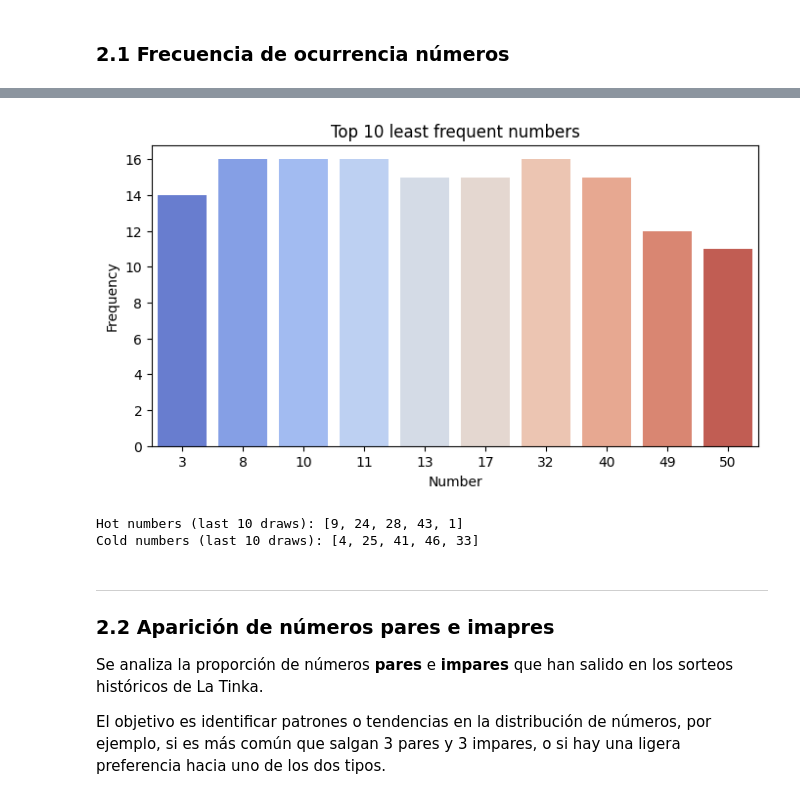
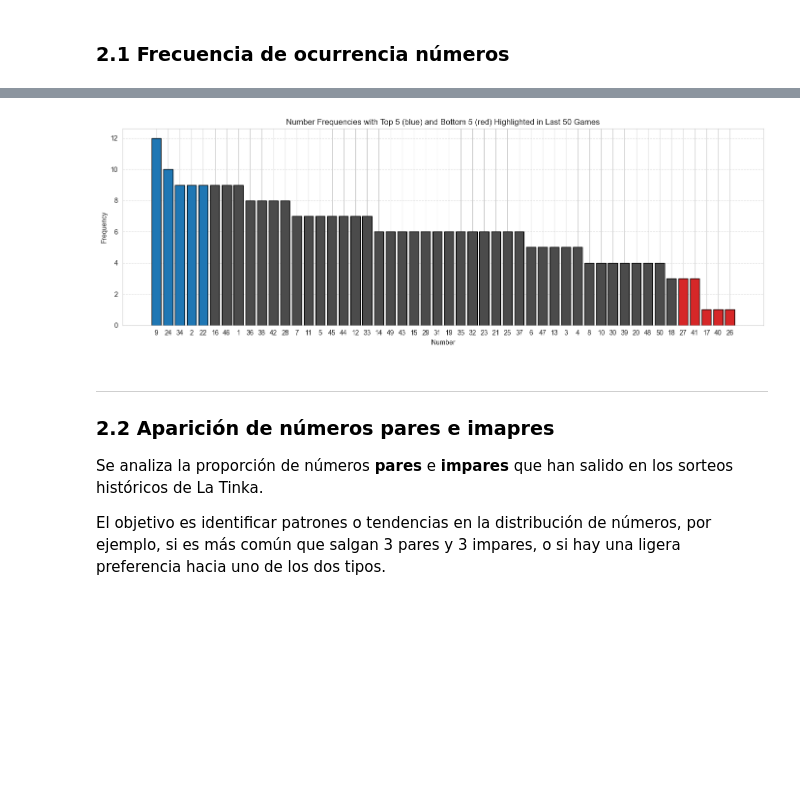
Before and after one commit to EmadScience31416/tinka-luck-model, a Jupyter notebook: Analysis/tinka_analysis.ipynb, the cells around one changed output, grey strips where cells are left out. Drawn from its saved outputs; the diff is of its cells as text; code cells hidden in the pictures; blank space fills up the shorter version.

```diff
--- a/Analysis/tinka_analysis.ipynb
+++ b/Analysis/tinka_analysis.ipynb
@@ -147,12 +144,7 @@ freq_table = analyze_number_frequency(df_tinka)
 # %%
-analyze_rare_numbers(df_tinka, top_n=10)
+analyze_number_frequency_highlight(df_tinka, top_n=5, last_n_games=50)
 # %% [output]
-[figure, old version]
+[figure, new version]
-# %%
-hot, cold = hot_and_cold_numbers(df_tinka, recent_draws=10)
-# %% [output]
-Hot numbers (last 10 draws): [9, 24, 28, 43, 1]
-Cold numbers (last 10 draws): [4, 25, 41, 46, 33]
 # %% [markdown]
 ---
 ### 2.2 Aparición de números pares e imapres
```
Also changed, not shown: parts of 12 cells of this notebook, 1 other file.
